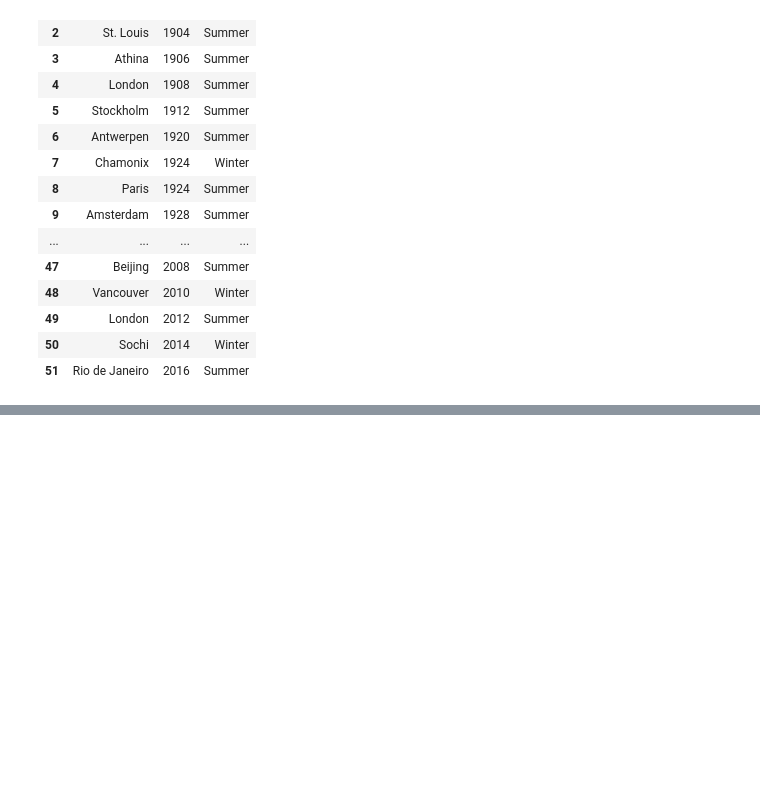
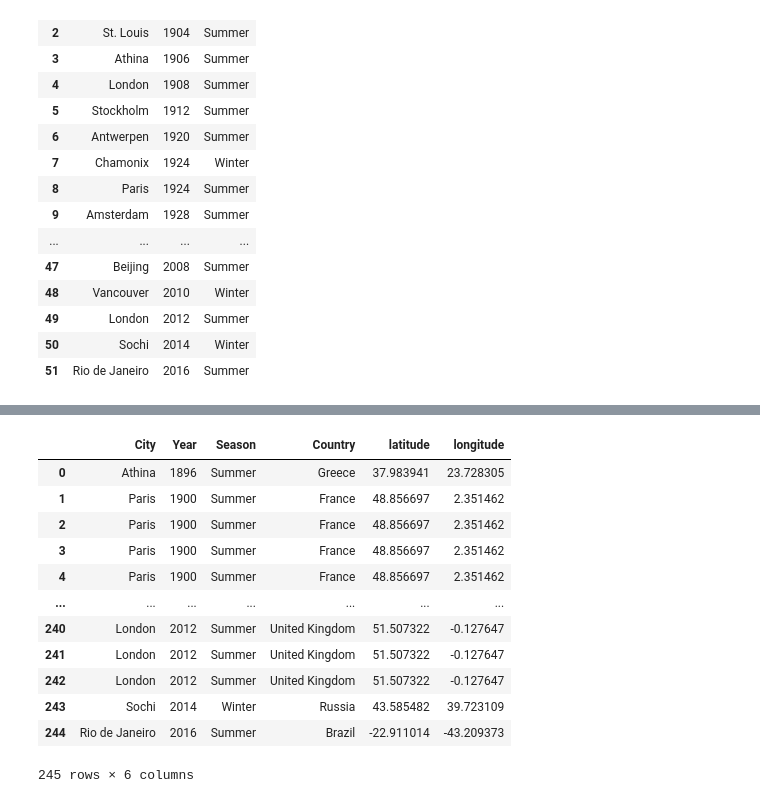
Before and after one commit to Binardino/Olympics_History_1896_2016, a Jupyter notebook: notebook/Olympics EDA.ipynb, the cells around one changed output, grey strips where cells are left out. Saved outputs shown, nothing was run; the diff lists cells and outputs as text; code cells hidden in the pictures; blank space fills up the shorter version.

```diff
--- a/notebook/Olympics EDA.ipynb
+++ b/notebook/Olympics EDA.ipynb
@@ -171,0 +222,16 @@ df_city_olympics
+# %%
+df_city.drop('loc', axis=1, inplace=True)
+# %% [output]
+|  | City | Year | Season | Country | latitude | longitude |
+| 0 | Athina | 1896 | Summer | Greece | 37.983941 | 23.728305 |
+| 1 | Paris | 1900 | Summer | France | 48.856697 | 2.351462 |
+| 2 | Paris | 1900 | Summer | France | 48.856697 | 2.351462 |
+| 3 | Paris | 1900 | Summer | France | 48.856697 | 2.351462 |
+| 4 | Paris | 1900 | Summer | France | 48.856697 | 2.351462 |
+| ... | ... | ... | ... | ... | ... | ... |
+| 240 | London | 2012 | Summer | United Kingdom | 51.507322 | -0.127647 |
+| 241 | London | 2012 | Summer | United Kingdom | 51.507322 | -0.127647 |
+| 242 | London | 2012 | Summer | United Kingdom | 51.507322 | -0.127647 |
+| 243 | Sochi | 2014 | Winter | Russia | 43.585482 | 39.723109 |
+| 244 | Rio de Janeiro | 2016 | Summer | Brazil | -22.911014 | -43.209373 |
+245 rows × 6 columns
```
Also changed, not shown: parts of 15 cells of this notebook, 1 other file.
